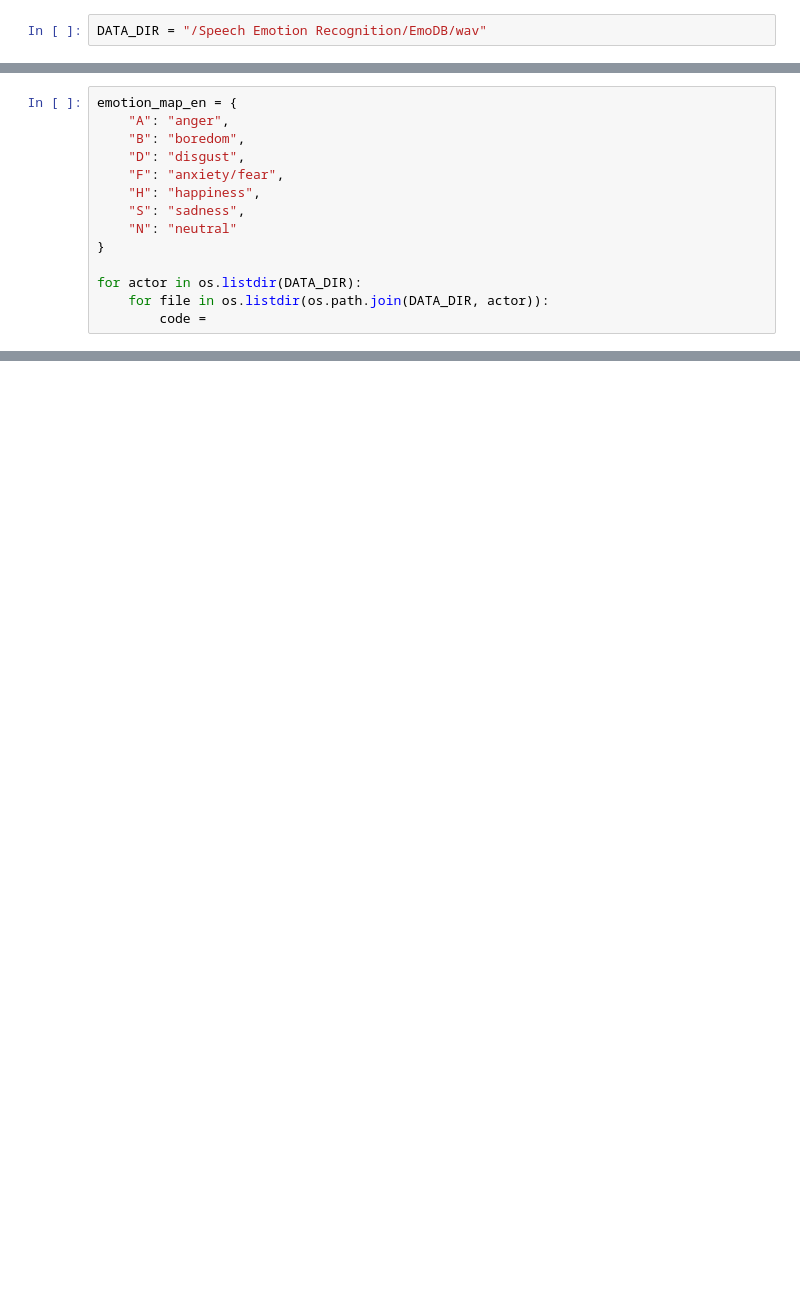
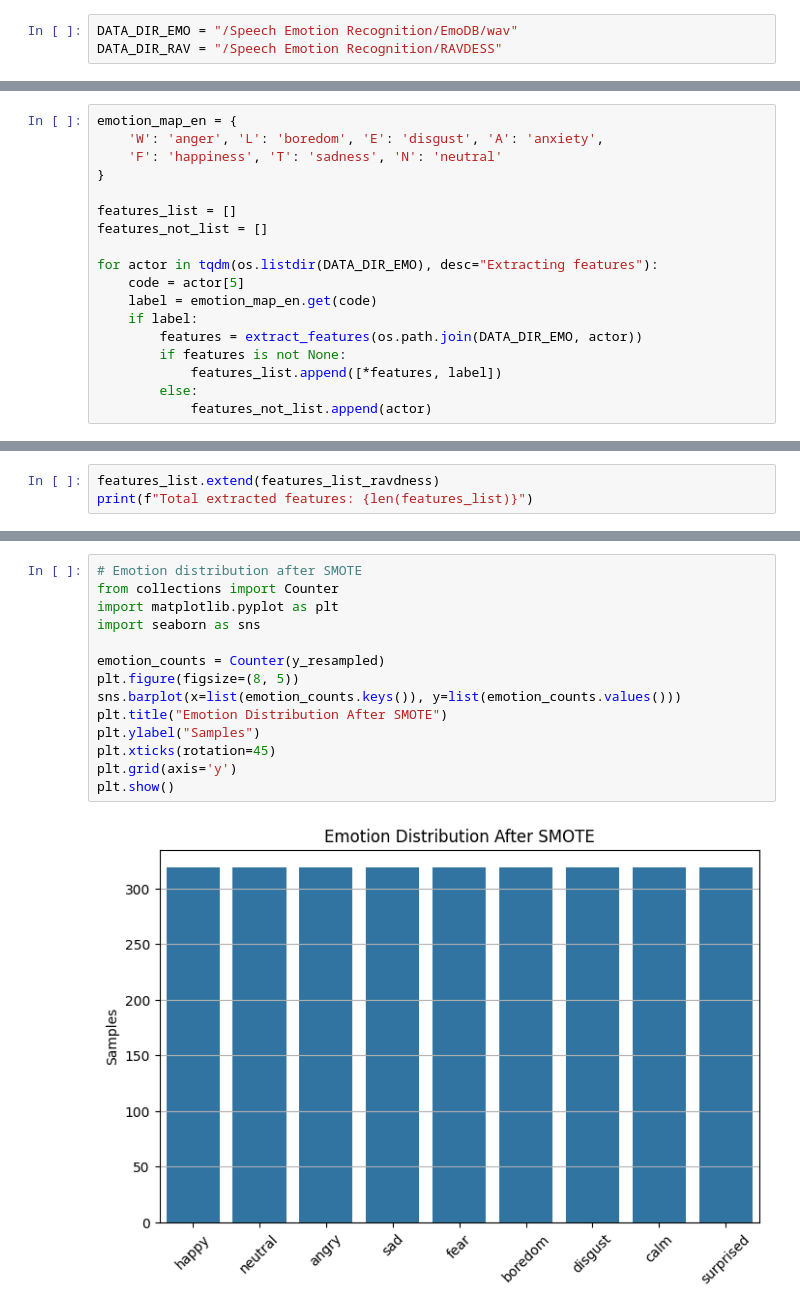
Before and after one commit to GauKho/SPEECH-EMOTION-RECOGNITION-USING-DNN-WITH-RAVDESS-EMODB, a Jupyter notebook: building_speech_emotion_recognition.ipynb, the cells around one changed output, grey strips where cells are left out. Drawn from its saved outputs; the diff is of its cells as text; blank space fills up the shorter version.

```diff
--- a/building_speech_emotion_recognition.ipynb
+++ b/building_speech_emotion_recognition.ipynb
@@ -6,3 +18,4 @@ from sklearn.model_selection import train_test_split
 # %%
-DATA_DIR = "/Speech Emotion Recognition/EmoDB/wav"
+DATA_DIR_EMO = "/Speech Emotion Recognition/EmoDB/wav"
+DATA_DIR_RAV = "/Speech Emotion Recognition/RAVDESS"
 # %%
@@ -55,14 +131,18 @@ def extract_features(file_path, sr=22050):
 # %%
 emotion_map_en = {
-    "A": "anger",
-    "B": "boredom",
-    "D": "disgust",
-    "F": "anxiety/fear",
-    "H": "happiness",
-    "S": "sadness",
-    "N": "neutral"
+    'W': 'anger', 'L': 'boredom', 'E': 'disgust', 'A': 'anxiety',
+    'F': 'happiness', 'T': 'sadness', 'N': 'neutral'
 }
 
-for actor in os.listdir(DATA_DIR):
-    for file in os.listdir(os.path.join(DATA_DIR, actor)):
-        code =
+features_list = []
+features_not_list = []
+
+for actor in tqdm(os.listdir(DATA_DIR_EMO), desc="Extracting features"):
+    code = actor[5]
+    label = emotion_map_en.get(code)
+    if label:
+        features = extract_features(os.path.join(DATA_DIR_EMO, actor))
+        if features is not None:
+            features_list.append([*features, label])
+        else:
+            features_not_list.append(actor)
@@ -68,0 +155,3 @@ for actor in os.listdir(DATA_DIR):
+# %%
+features_list.extend(features_list_ravdness)
+print(f"Total extracted features: {len(features_list)}")
@@ -68,0 +231,16 @@ for actor in os.listdir(DATA_DIR):
+# %%
+# Emotion distribution after SMOTE
+from collections import Counter
+import matplotlib.pyplot as plt
+import seaborn as sns
+
+emotion_counts = Counter(y_resampled)
+plt.figure(figsize=(8, 5))
+sns.barplot(x=list(emotion_counts.keys()), y=list(emotion_counts.values()))
+plt.title("Emotion Distribution After SMOTE")
+plt.ylabel("Samples")
+plt.xticks(rotation=45)
+plt.grid(axis='y')
+plt.show()
+# %% [output]
+[figure, added]
```
Also changed, not shown: parts of 14 cells of this notebook.
